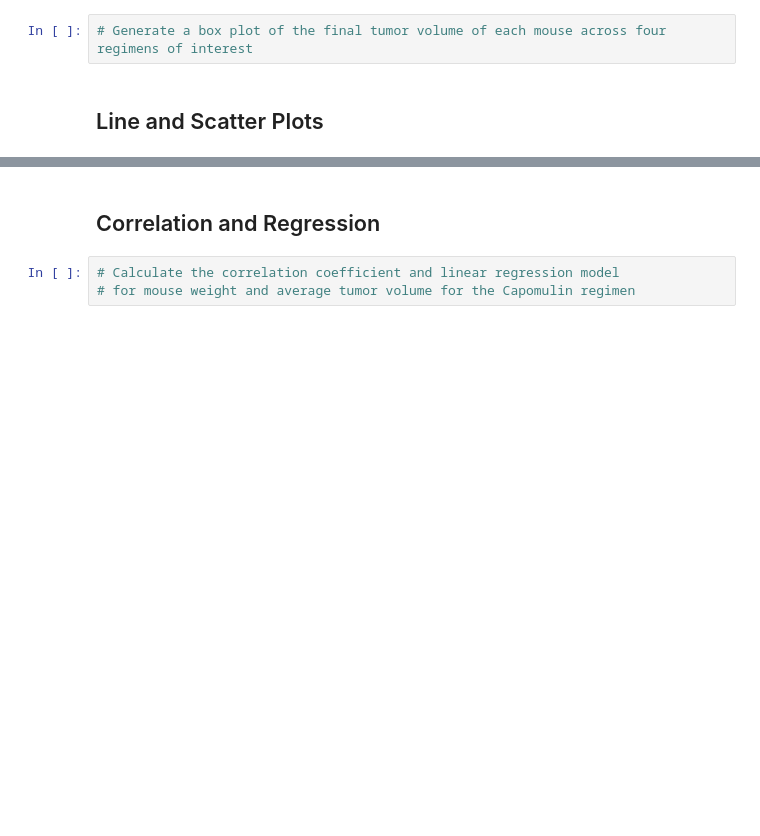
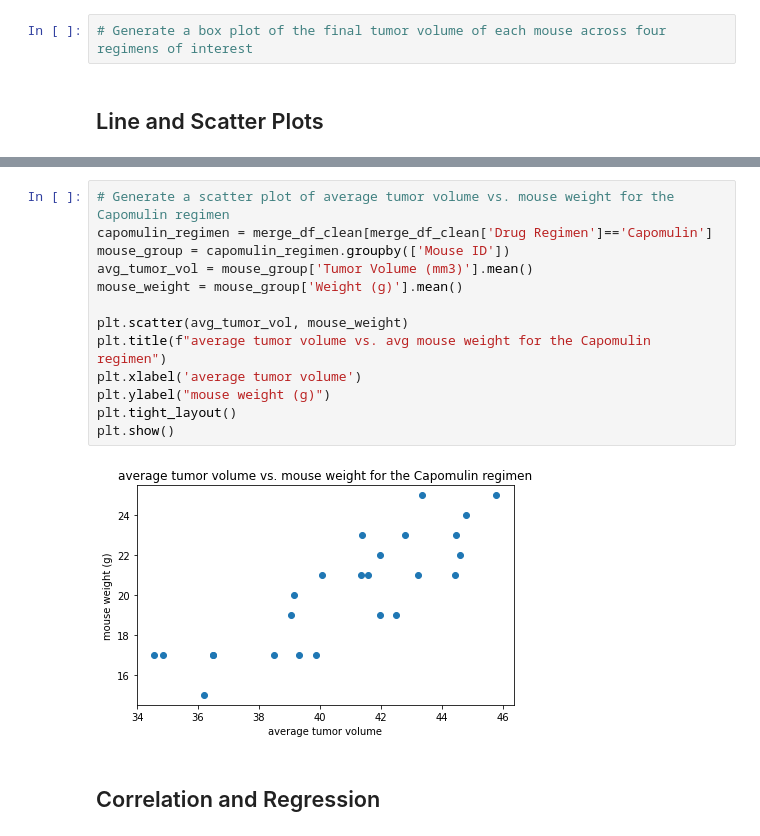
Before and after one commit to serenaremlang/pymaceuticals-challenge, a Jupyter notebook: pymaceuticals.ipynb, the cells around one changed output, grey strips where cells are left out. Cells and saved outputs as stored; diff of their text form; blank space fills up the shorter version.

```diff
--- a/pymaceuticals.ipynb
+++ b/pymaceuticals.ipynb
@@ -277,5 +294,17 @@ tumor_vol = []
+# %%
+# Generate a scatter plot of average tumor volume vs. mouse weight for the Capomulin regimen
+capomulin_regimen = merge_df_clean[merge_df_clean['Drug Regimen']=='Capomulin']
+mouse_group = capomulin_regimen.groupby(['Mouse ID'])
+avg_tumor_vol = mouse_group['Tumor Volume (mm3)'].mean()
+mouse_weight = mouse_group['Weight (g)'].mean()
+
+plt.scatter(avg_tumor_vol, mouse_weight)
+plt.title(f"average tumor volume vs. avg mouse weight for the Capomulin regimen")
+plt.xlabel('average tumor volume')
+plt.ylabel("mouse weight (g)")
+plt.tight_layout()
+plt.show()
+# %% [output]
+[figure, added]
 # %% [markdown]
 ## Correlation and Regression
-# %%
-# Calculate the correlation coefficient and linear regression model
-# for mouse weight and average tumor volume for the Capomulin regimen
```
Also changed, not shown: parts of 5 cells of this notebook.
